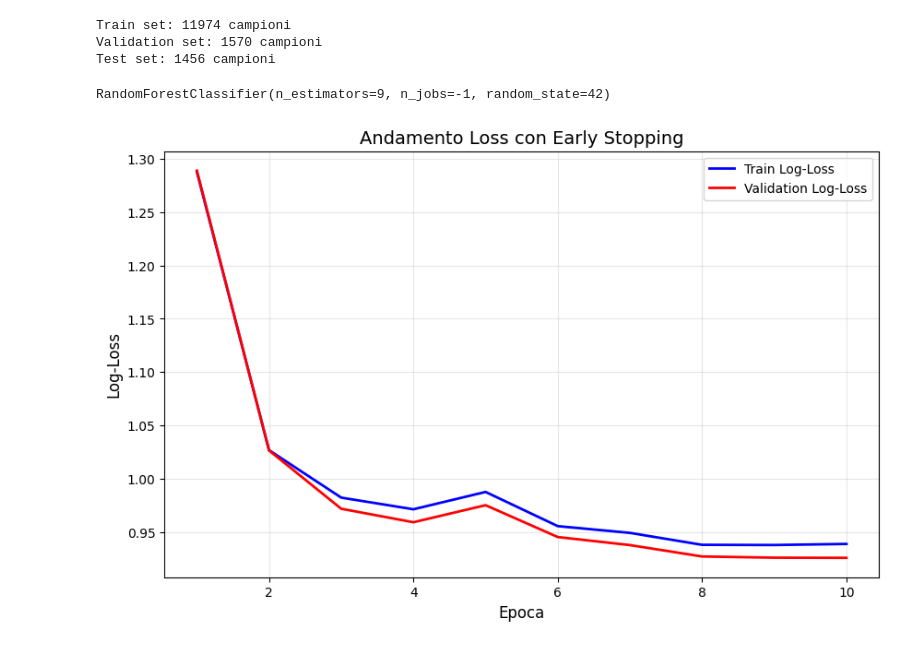
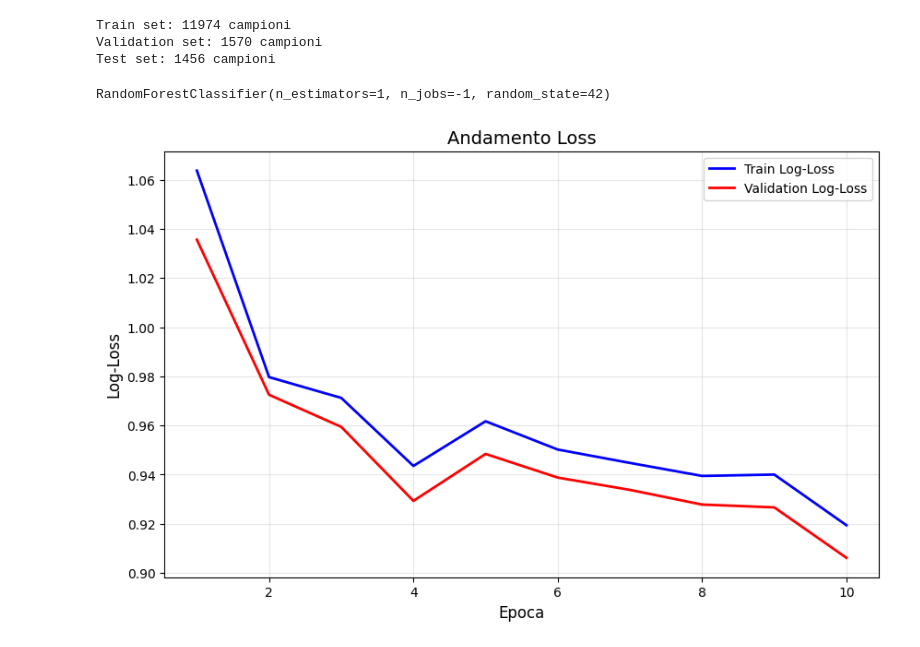
Before and after one commit to andymacale/Tesi-Magistrale, a Jupyter notebook: notebooks/controllo_qualita.ipynb, the cells around one changed output. Saved outputs shown, nothing was run; the diff lists cells and outputs as text; code cells hidden in the pictures.

```diff
--- a/notebooks/controllo_qualita.ipynb
+++ b/notebooks/controllo_qualita.ipynb
@@ -106,6 +106,9 @@ colonne_da_scartare_manuale = colonne_quad + colonne_percentili
 if 'hist_mean' in X_features.columns:
     colonne_da_scartare_manuale.append('hist_mean')
 
+if 'hist_std' in X_features.columns:
+    colonne_da_scartare_manuale.append('hist_std')
+
 colonne_da_scartare_manuale = [col for col in colonne_da_scartare_manuale if col in X_features.columns]
 
 X_features = X_features.drop(columns=colonne_da_scartare_manuale).copy()
@@ -185,8 +187,6 @@ Validation set: 1570 campioni
 Test set: 1456 campioni
 # %%
 MAX_TREES = 10
-PATIENCE = 10
-MIN_DELTA = 0.001
 
 rf_model = RandomForestClassifier(n_estimators=1, max_depth=2, warm_start=True, random_state=42, n_jobs=-1)
 
@@ -205,33 +205,22 @@ for i in range(1, MAX_TREES + 1):
     train_loss.append(t_loss)
     val_loss.append(v_loss)
 
-    if v_loss < (best_val_loss - MIN_DELTA):
-        best_val_loss = v_loss
-        best_n_trees = i
-        patience_counter = 0
-    else:
-        patience_counter += 1
-
-    if patience_counter >= PATIENCE:
-        print(f"Early Stopping attivato all'albero {i}!")
-        break
-
 rf_model = RandomForestClassifier(n_estimators=best_n_trees, random_state=42, n_jobs=-1)
 rf_model.fit(X_train, y_train)
 # %% [output]
-RandomForestClassifier(n_estimators=9, n_jobs=-1, random_state=42)
+RandomForestClassifier(n_estimators=1, n_jobs=-1, random_state=42)
 # %%
 plt.figure(figsize=(10, 6))
 plt.plot(range(1, len(train_loss) + 1), train_loss, label='Train Log-Loss', color='blue', linewidth=2)
 plt.plot(range(1, len(val_loss) + 1), val_loss, label='Validation Log-Loss', color='red', linewidth=2)
-plt.title('Andamento Loss con Early Stopping', fontsize=14)
+plt.title('Andamento Loss', fontsize=14)
 plt.xlabel('Epoca', fontsize=12)
 plt.ylabel('Log-Loss', fontsize=12)
 plt.legend()
 plt.grid(alpha=0.3)
 plt.show()
 # %% [output]
-[figure, old version]
+[figure, new version]
 # %%
 y_pred = rf_model.predict(X_test)
 y_proba = rf_model.predict_proba(X_test)
```
Also changed, not shown: parts of 5 cells of this notebook, 1 other file.
